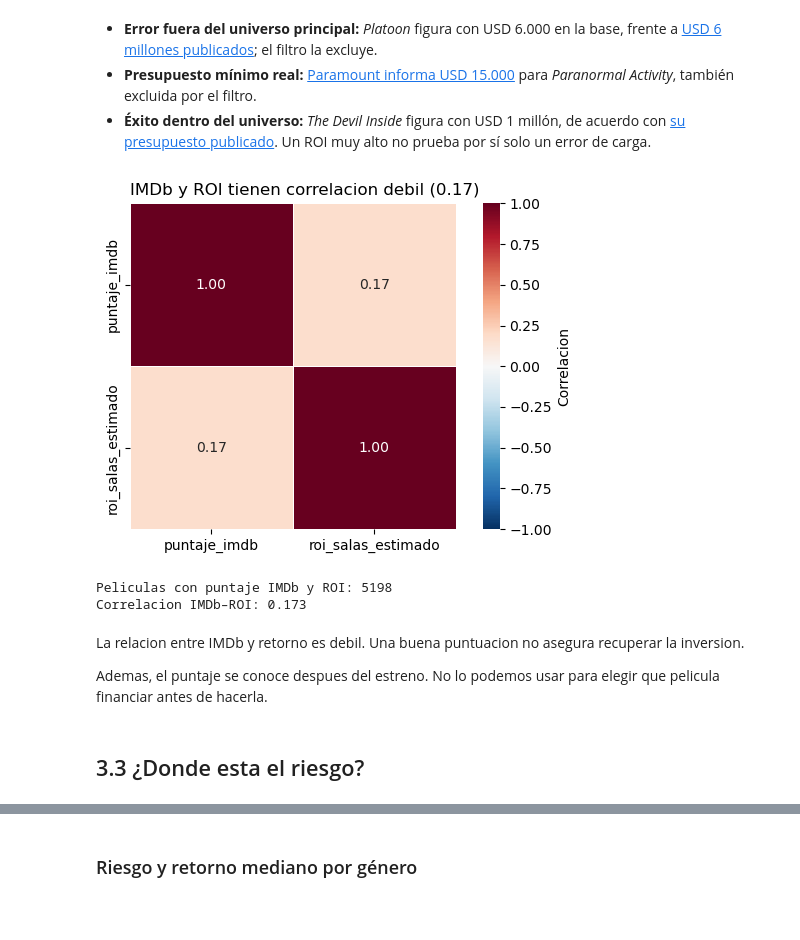
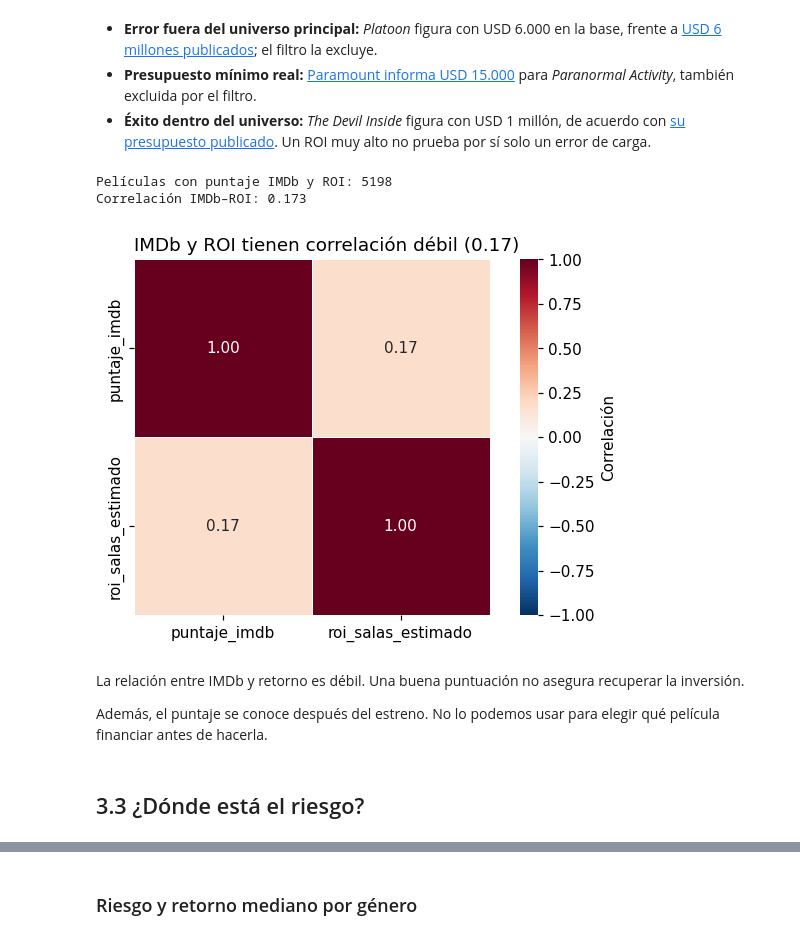
Before and after one commit to ETHARTIC/Programacion-Proyecto, a Jupyter notebook: notebooks/Proyecto_Final_B_Portafolio_Cine.ipynb, the cells around one changed output, grey strips where cells are left out. Saved outputs shown, nothing was run; the diff lists cells and outputs as text; code cells hidden in the pictures; blank space fills up the shorter version.

```diff
--- a/notebooks/Proyecto_Final_B_Portafolio_Cine.ipynb
+++ b/notebooks/Proyecto_Final_B_Portafolio_Cine.ipynb
@@ -1121,35 +1121,35 @@ Casos que ayudan a distinguir errores de exitos reales:
 - **Presupuesto mínimo real:** [Paramount informa USD 15.000](https://ir.paramount.com/news-releases/news-release-details/paramount-pictures-paranormal-activity-soars-past-100-million/) para *Paranormal Activity*, también excluida por el filtro.
 - **Éxito dentro del universo:** *The Devil Inside* figura con USD 1 millón, de acuerdo con [su presupuesto publicado](https://www.the-numbers.com/movie/Devil-Inside-The). Un ROI muy alto no prueba por sí solo un error de carga.
 # %%
-# Correlacion de Pearson en el mismo universo usado para comparar retornos.
+# Correlación de Pearson en el mismo universo usado para comparar retornos.
 variables_correlacion = ['puntaje_imdb','roi_salas_estimado']
 matriz_correlacion = universo_negocio[variables_correlacion].corr()
 fig, ax = plt.subplots(figsize=(6, 4))
 sns.heatmap(matriz_correlacion, annot=True, fmt='.2f',
             cmap='RdBu_r', center=0, vmin=-1, vmax=1,
             linewidths=0.5, square=True,
-            cbar_kws={'label':'Correlacion'}, ax=ax)
+            cbar_kws={'label':'Correlación'}, ax=ax)
 correlacion_imdb_roi = matriz_correlacion.loc[
     'puntaje_imdb','roi_salas_estimado']
-ax.set_title(f'IMDb y ROI tienen correlacion debil ({correlacion_imdb_roi:.2f})',
+ax.set_title(f'IMDb y ROI tienen correlación débil ({correlacion_imdb_roi:.2f})',
              loc='left')
 fig.tight_layout()
 fig.savefig(carpeta_salidas / '42_grafico.png', dpi=150, bbox_inches='tight')
 plt.show()
 
-print('Peliculas con puntaje IMDb y ROI:',
+print('Películas con puntaje IMDb y ROI:',
       universo_negocio[variables_correlacion].dropna().shape[0])
-print('Correlacion IMDb–ROI:', round(correlacion_imdb_roi, 3))
+print('Correlación IMDb–ROI:', round(correlacion_imdb_roi, 3))
 # %% [output]
+Películas con puntaje IMDb y ROI: 5198
+Correlación IMDb–ROI: 0.173
-[figure, old version]
+[figure, new version]
-Peliculas con puntaje IMDb y ROI: 5198
-Correlacion IMDb–ROI: 0.173
 # %% [markdown]
-La relacion entre IMDb y retorno es debil. Una buena puntuacion no asegura recuperar la inversion.
+La relación entre IMDb y retorno es débil. Una buena puntuación no asegura recuperar la inversión.
 
-Ademas, el puntaje se conoce despues del estreno. No lo podemos usar para elegir que pelicula financiar antes de hacerla.
+Además, el puntaje se conoce después del estreno. No lo podemos usar para elegir qué película financiar antes de hacerla.
 # %% [markdown]
-## 3.3 ¿Donde esta el riesgo?
+## 3.3 ¿Dónde está el riesgo?
 # %%
 FRACCION_PEOR_DECIL = 0.10
 
```
Also changed, not shown: parts of 80 cells of this notebook, 16 other files.
